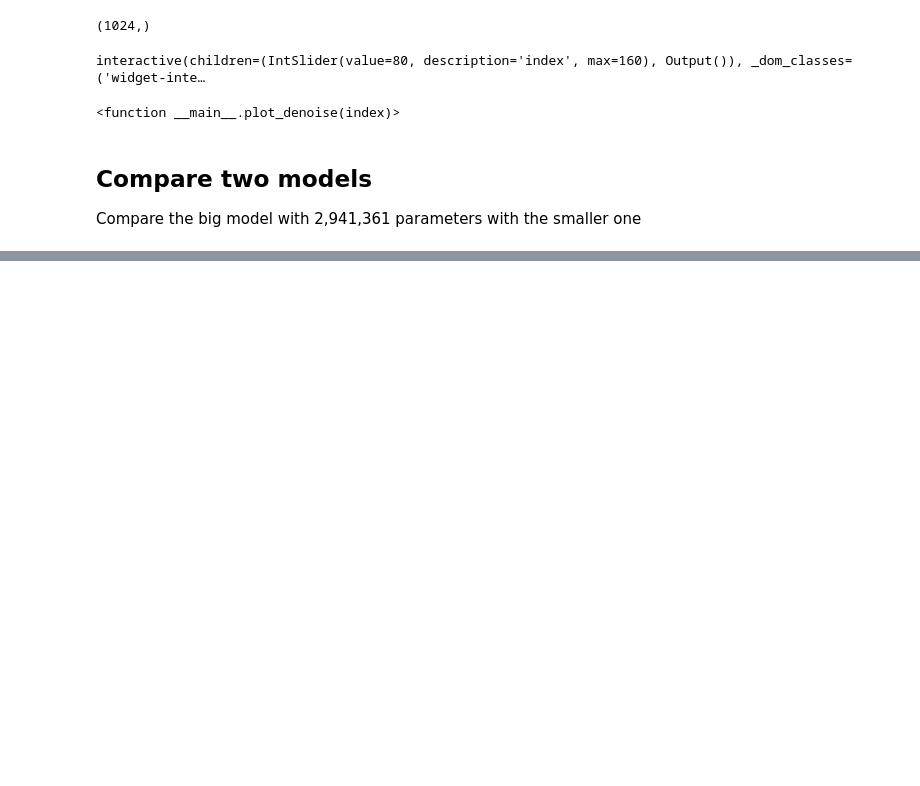
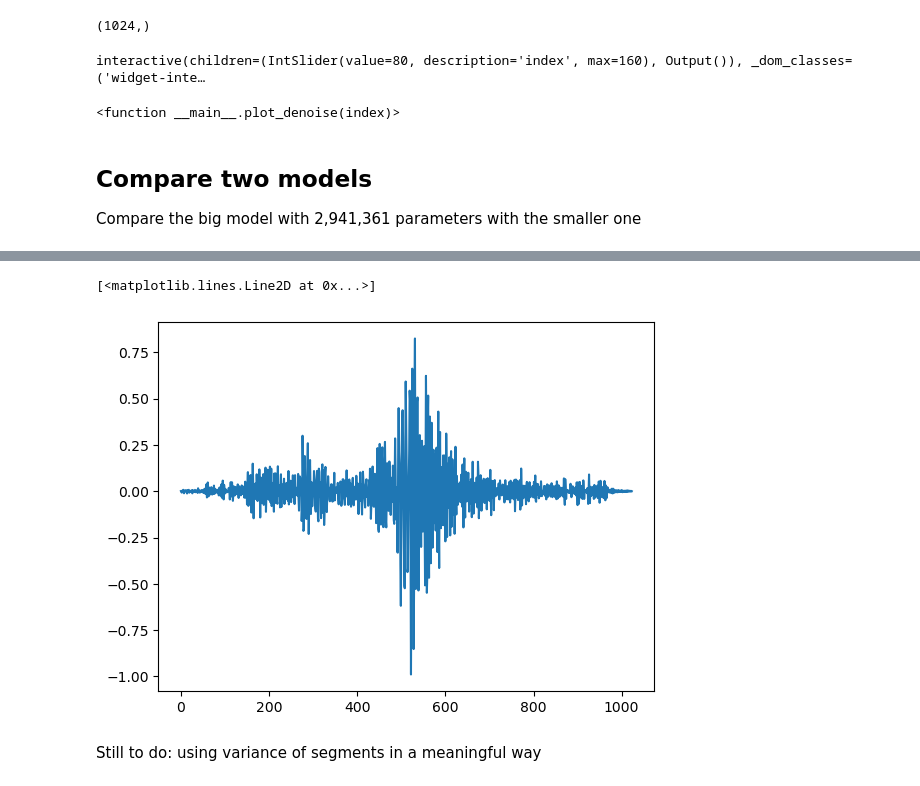
Before and after one commit to alexmundt/waveform-stft-denoise, a Jupyter notebook: Model - Testing.ipynb, the cells around one changed output, grey strips where cells are left out. Drawn from its saved outputs; the diff is of its cells as text; code cells hidden in the pictures; blank space fills up the shorter version.

```diff
--- a/Model - Testing.ipynb
+++ b/Model - Testing.ipynb
@@ -134,0 +212,8 @@ interactive(children=(IntSlider(value=123, description='index', max=246), Output
+# %%
+plt.plot(denoise_waveform(test_waveform))
+# %% [output]
+[<matplotlib.lines.Line2D at 0x...>]
+[figure, added]
+# %% [markdown]
+Still to do:
+using variance of segments in a meaningful way
```
Also changed, not shown: parts of 23 cells of this notebook.
